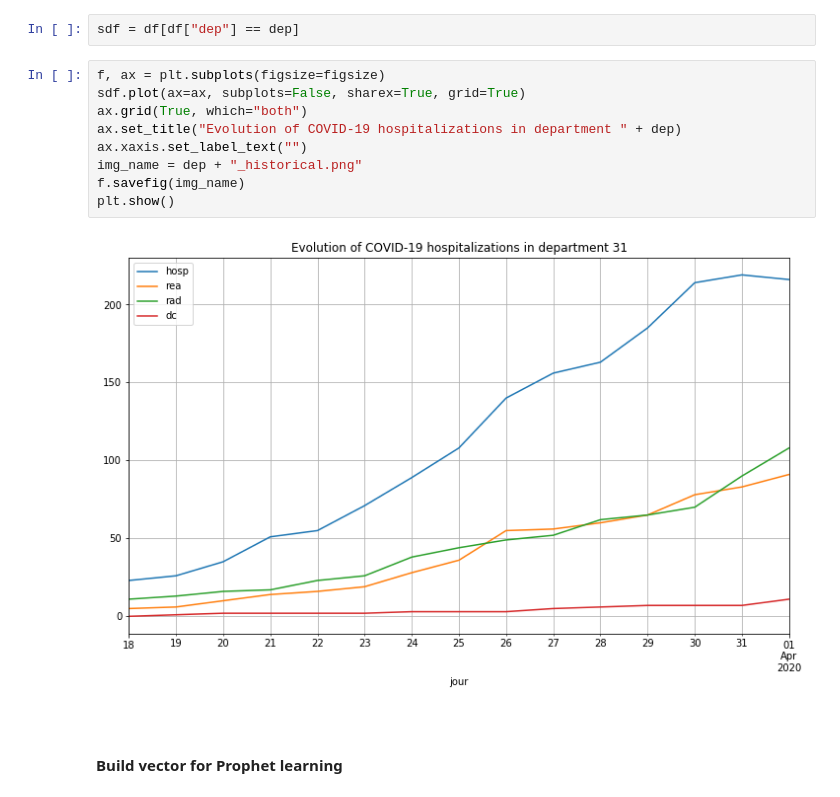
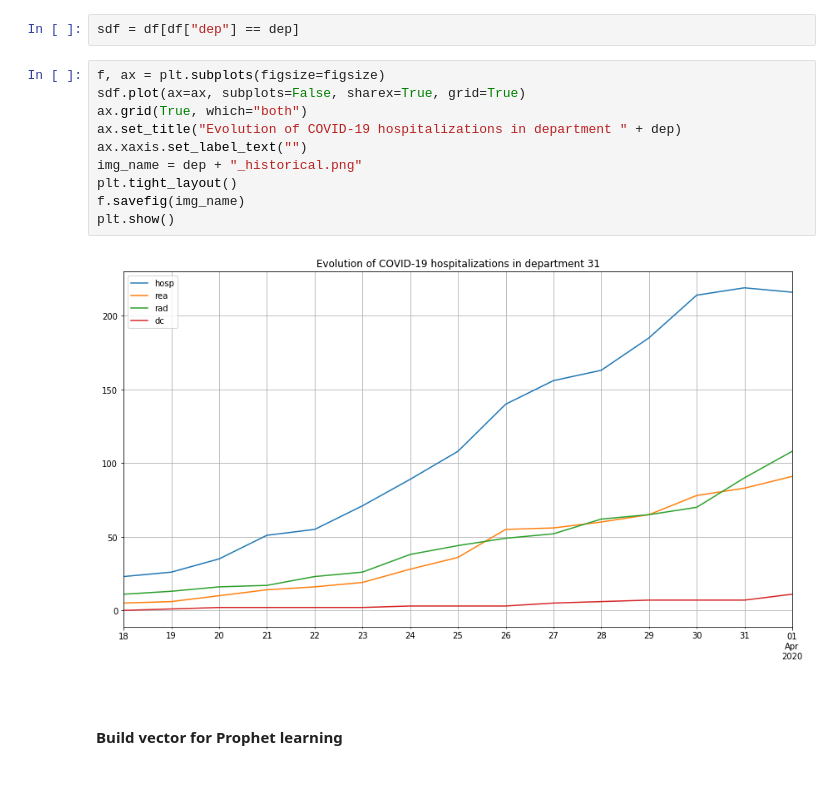
Before and after one commit to thomasdubdub/covid-forecast, a Jupyter notebook: demo-hosp-dept.ipynb, the cells around one changed output. Saved outputs shown, nothing was run; the diff lists cells and outputs as text.

```diff
--- a/demo-hosp-dept.ipynb
+++ b/demo-hosp-dept.ipynb
@@ -42,14 +42,15 @@ sdf = df[df["dep"] == dep]
 # %%
 f, ax = plt.subplots(figsize=figsize)
 sdf.plot(ax=ax, subplots=False, sharex=True, grid=True)
 ax.grid(True, which="both")
 ax.set_title("Evolution of COVID-19 hospitalizations in department " + dep)
 ax.xaxis.set_label_text("")
 img_name = dep + "_historical.png"
+plt.tight_layout()
 f.savefig(img_name)
 plt.show()
 # %% [output]
-[figure, old version]
+[figure, new version]
 # %% [markdown]
 #### <br> Build vector for Prophet learning
 # %%
```
Also changed, not shown: parts of 1 cell of this notebook, 3 other files.
